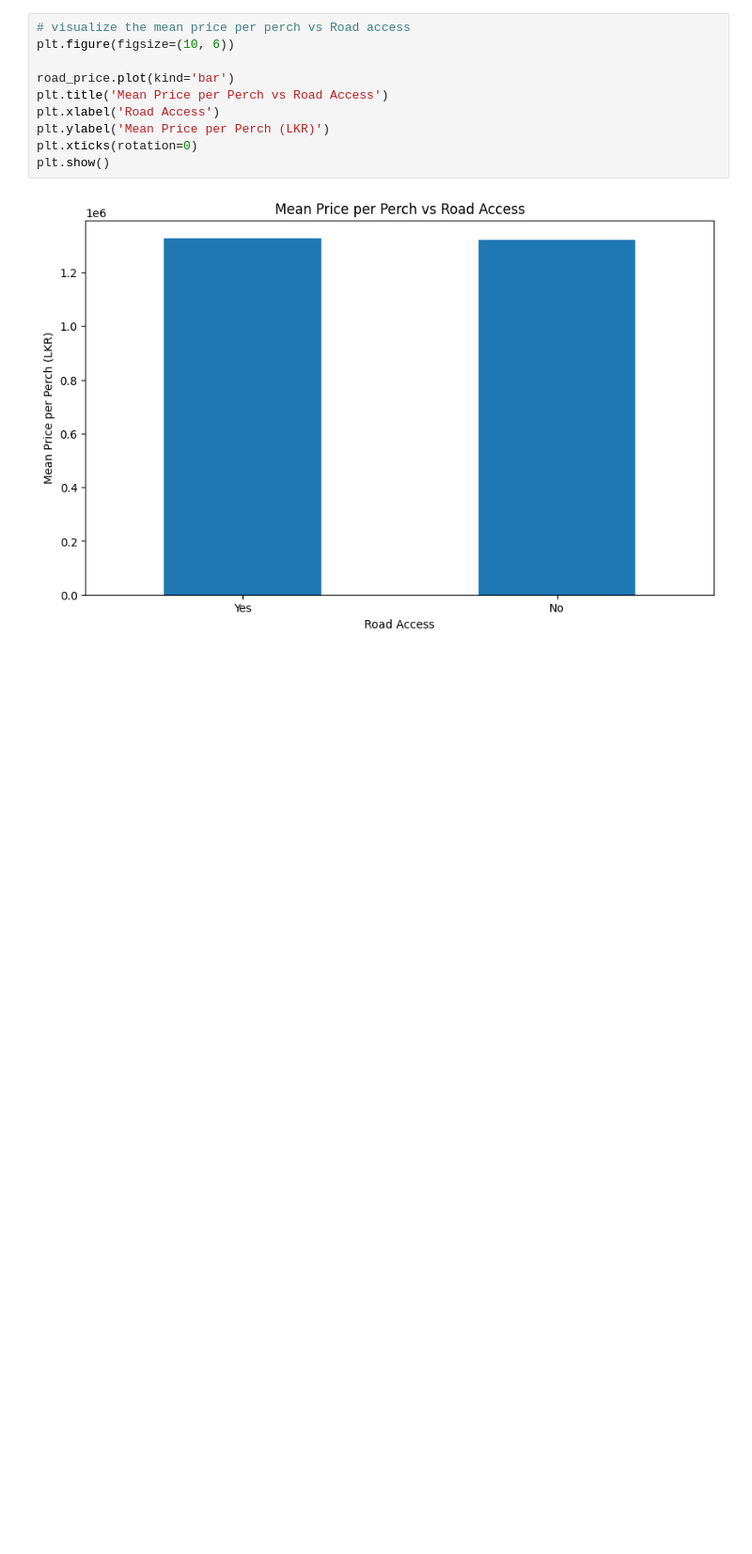
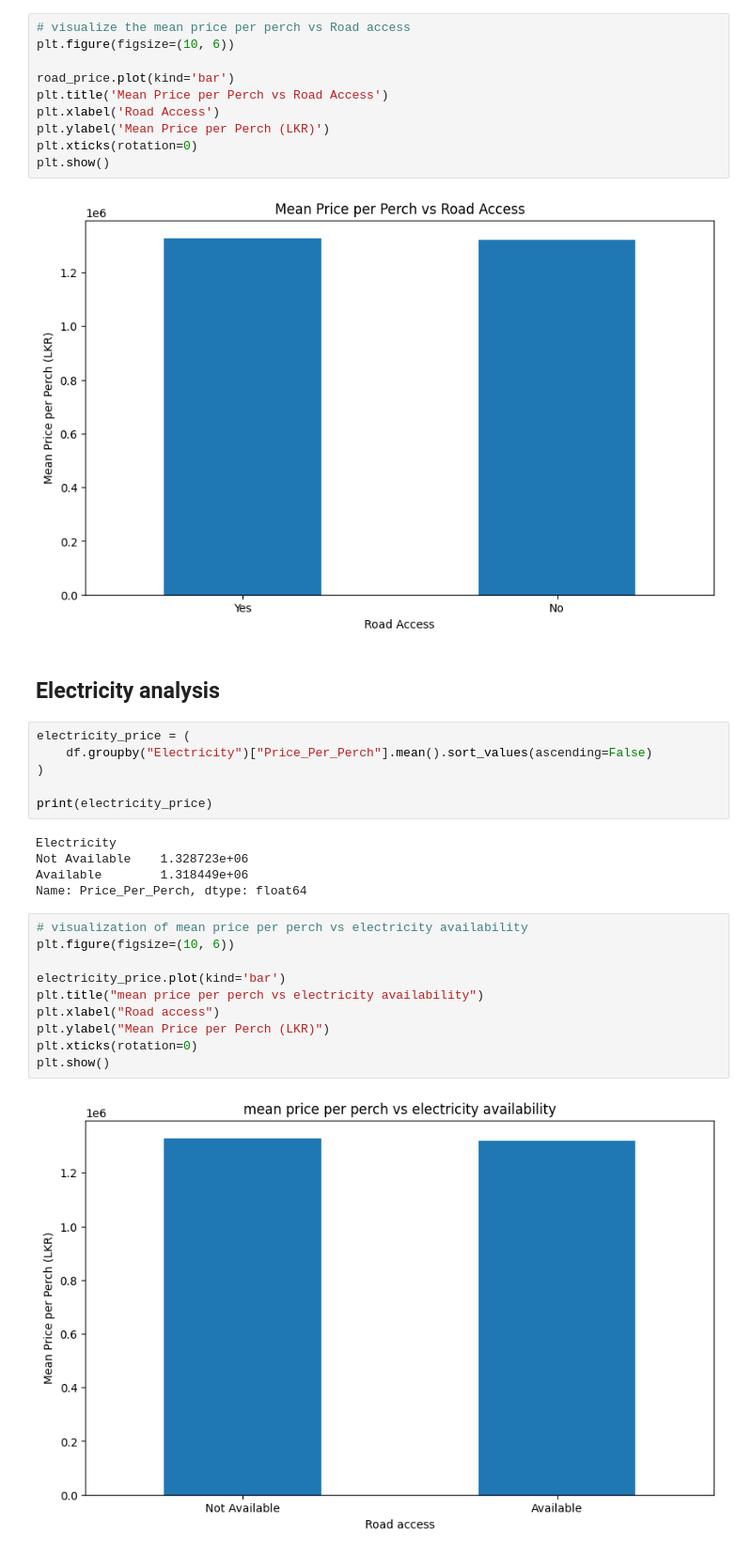
Before and after one commit to DhaneeraDulvanya/Sri-Lankan-Land-Price-Prediction-and-Real-Estate-Market-Analysis-System, a Jupyter notebook: notebooks/01_data_understandings.ipynb, the cells around one changed output. Shown at 94% size. Saved outputs shown, nothing was run; the diff lists cells and outputs as text; blank space fills up the shorter version.

Commit message:
visualization for electricity availability vs price per perch

```diff
--- a/notebooks/01_data_understandings.ipynb
+++ b/notebooks/01_data_understandings.ipynb
@@ -360,3 +360,28 @@ plt.xticks(rotation=0)
 plt.show()
 # %% [output]
 [figure]
+# %% [markdown]
+## Electricity analysis
+# %%
+electricity_price = (
+    df.groupby("Electricity")["Price_Per_Perch"].mean().sort_values(ascending=False)
+)
+
+print(electricity_price)
+# %% [output]
+Electricity
+Not Available    1.328723e+06
+Available        1.318449e+06
+Name: Price_Per_Perch, dtype: float64
+# %%
+# visualization of mean price per perch vs electricity availability
+plt.figure(figsize=(10, 6))
+
+electricity_price.plot(kind='bar')
+plt.title("mean price per perch vs electricity availability")
+plt.xlabel("Road access")
+plt.ylabel("Mean Price per Perch (LKR)")
+plt.xticks(rotation=0)
+plt.show()
+# %% [output]
+[figure, added]
```
